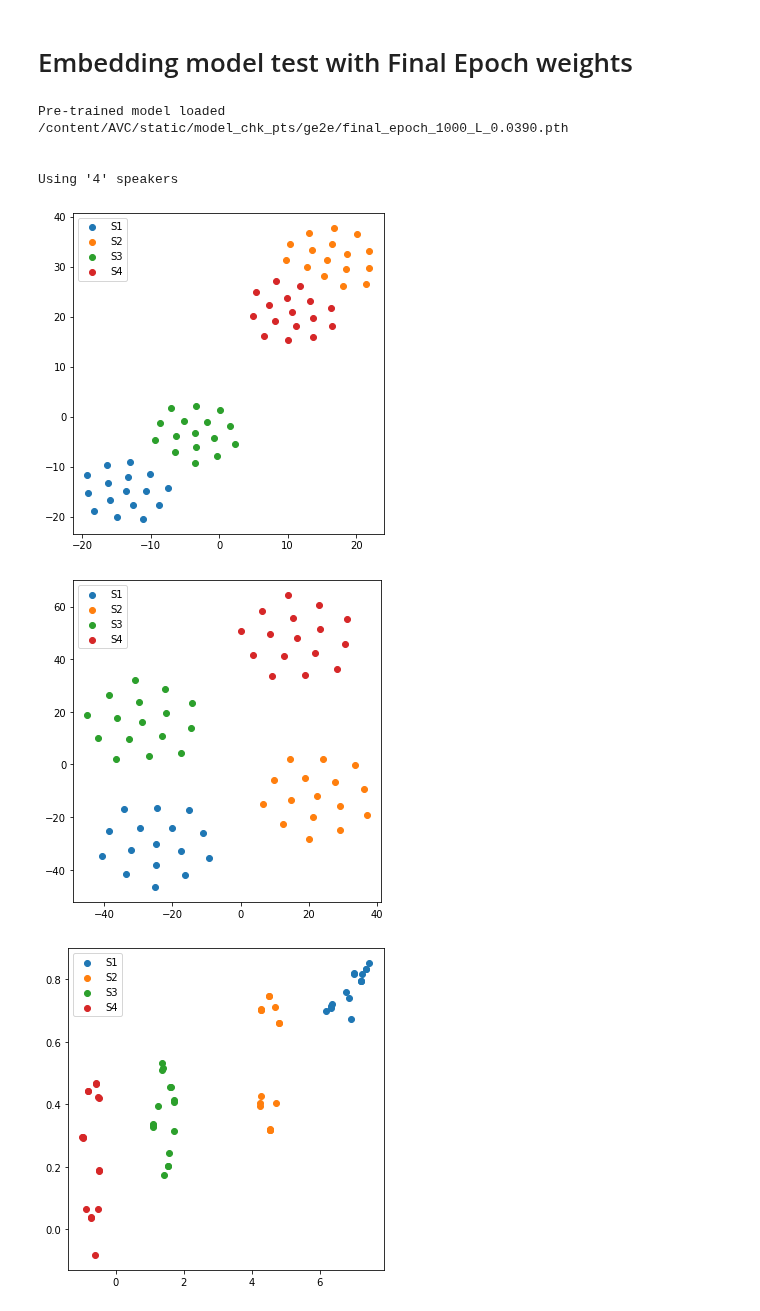
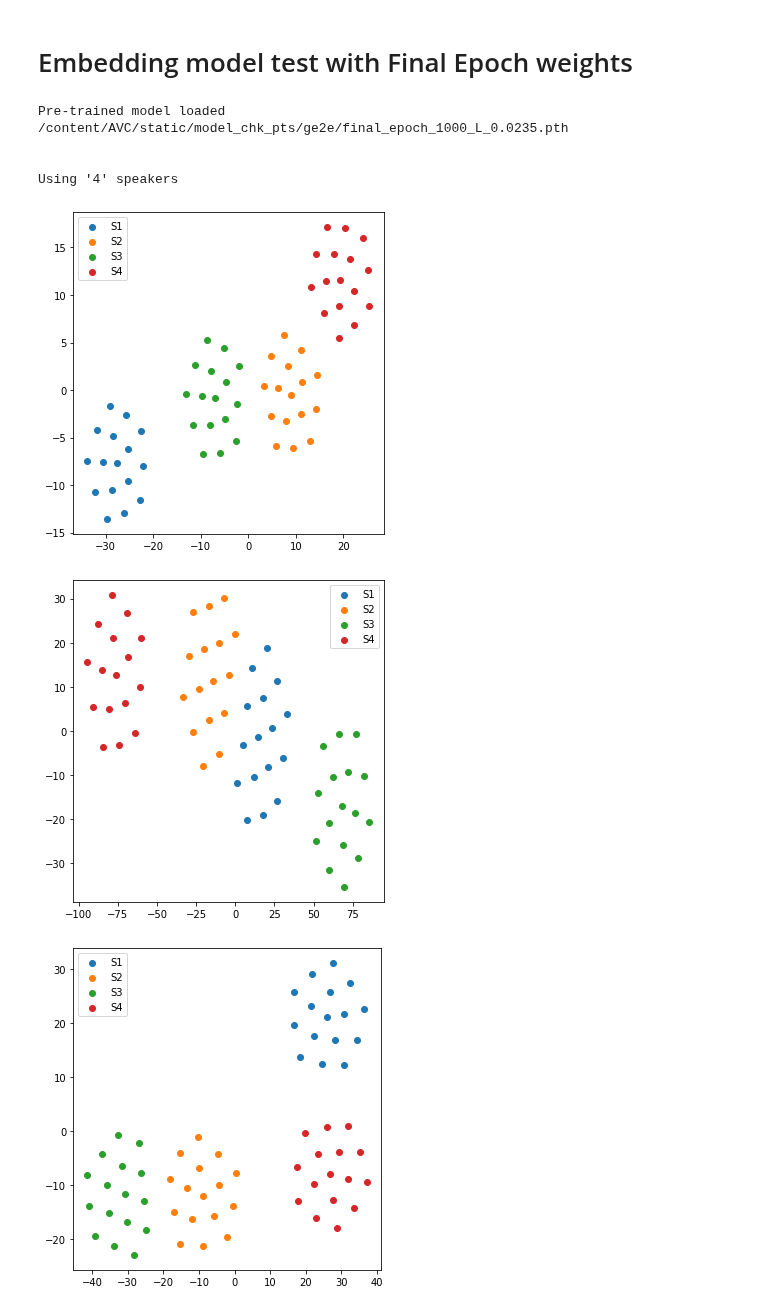
Before and after one commit to gkv856/KaggleData, a Jupyter notebook: S1_prepare_embedding_model_AutoVC.ipynb, the cells around one changed output. Drawn from its saved outputs; the diff is of its cells as text; code cells hidden in the pictures.

```diff
--- a/S1_prepare_embedding_model_AutoVC.ipynb
+++ b/S1_prepare_embedding_model_AutoVC.ipynb
@@ -115,6 +125,14 @@ from AVC.s2_generalized_end2end_loss_GE2E.s5_eval_model import calculate_ERR, pl
 from AVC.s2_generalized_end2end_loss_GE2E.s2_model_GE2E_loss_speach_embed import  get_pre_trained_embedding_model
 # %%
 # loading a pre-trained model
-hp.m_ge2e.best_model_path = "/content/AVC/static/model_chk_pts/ge2e/m_best_1000_L_0.0038.pth"
+
+hp.m_ge2e.best_model_path = "/content/AVC/static/model_chk_pts/ge2e/m_best_1000_L_0.0004.pth"
 model = get_pre_trained_embedding_model(hp)
+
+# calculating ERR
+calculate_ERR(model, hp, 4, 8)
+
+plot_scatter(model, hp, 4, 32)
+
+print(3)
 # %% [output]
@@ -155,15 +193,15 @@ Using '10' speakers
 # Embedding model test with Final Epoch weights
 # %%
 # loading a pre-trained model
-hp.m_ge2e.best_model_path = "/content/AVC/static/model_chk_pts/ge2e/final_epoch_1000_L_0.0390.pth"
+hp.m_ge2e.best_model_path = "/content/AVC/static/model_chk_pts/ge2e/final_epoch_1000_L_0.0235.pth"
 final_model = get_pre_trained_embedding_model(hp)
 plot_scatter_with_diff_spr_nums(final_model)
 # %% [output]
-Pre-trained model loaded /content/AVC/static/model_chk_pts/ge2e/final_epoch_1000_L_0.0390.pth
+Pre-trained model loaded /content/AVC/static/model_chk_pts/ge2e/final_epoch_1000_L_0.0235.pth
 
 
 Using '4' speakers
-[figure, old version]
+[figure, new version]
-[figure, old version]
+[figure, new version]
-[figure, old version]
+[figure, new version]
 Using '6' speakers
```
Also changed, not shown: parts of 7 cells of this notebook.
